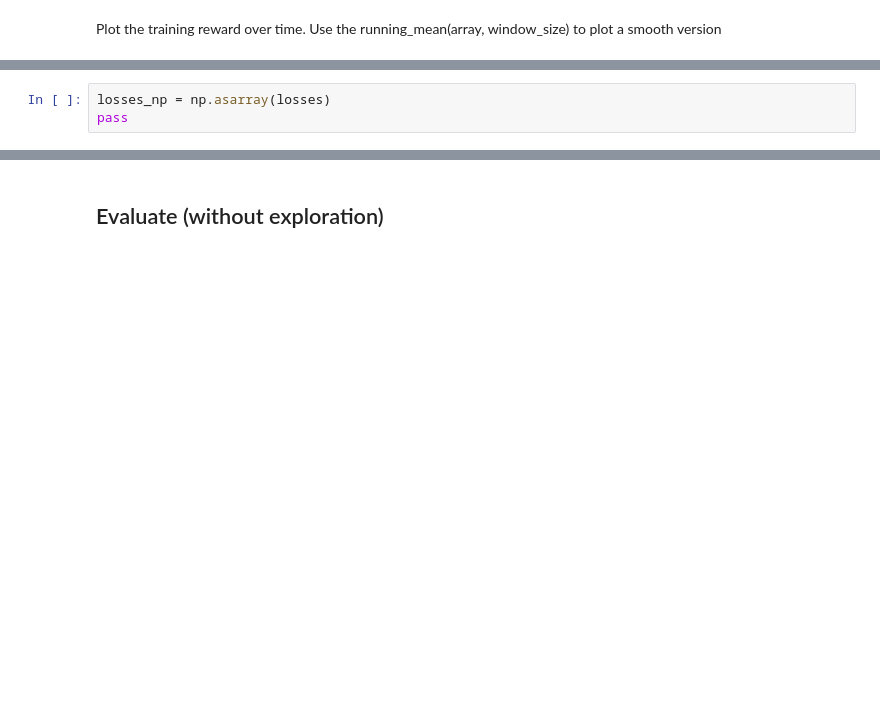
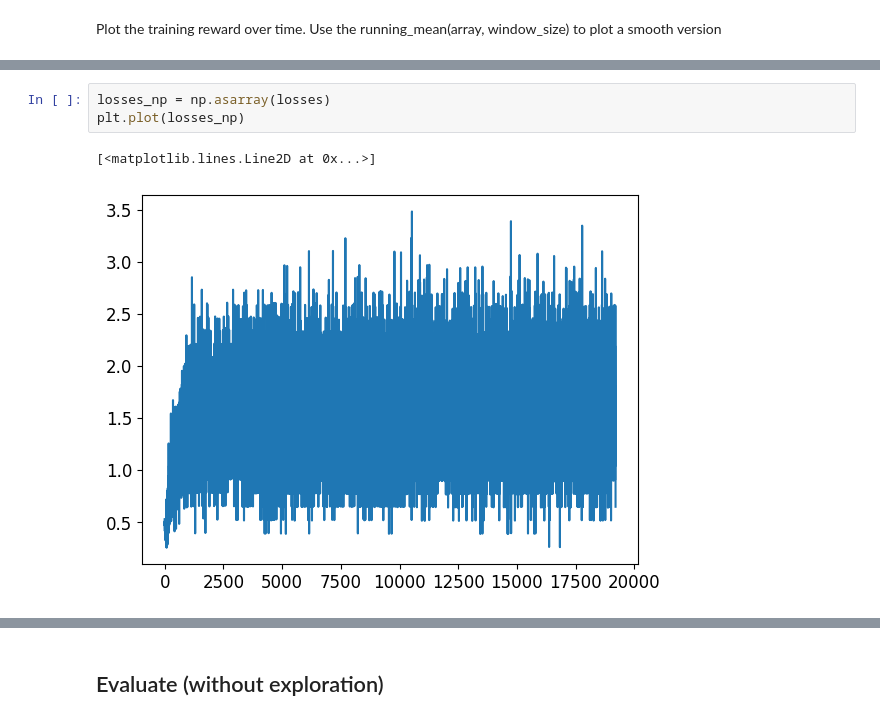
Before and after one commit to SahitiC/RL_course, a Jupyter notebook: Homework7/7_gym-DQN/Gym-DQN.ipynb, the cells around one changed output, grey strips where cells are left out. Saved outputs shown, nothing was run; the diff lists cells and outputs as text; blank space fills up the shorter version.

```diff
--- a/Homework7/7_gym-DQN/Gym-DQN.ipynb
+++ b/Homework7/7_gym-DQN/Gym-DQN.ipynb
@@ -257,6 +268,9 @@ pass
 # %%
 losses_np = np.asarray(losses)
-pass
+plt.plot(losses_np)
+# %% [output]
+[<matplotlib.lines.Line2D at 0x...>]
+[figure, added]
 # %%
 q_agent.buffer.size
 # %% [output]
```
Also changed, not shown: parts of 14 cells of this notebook.
